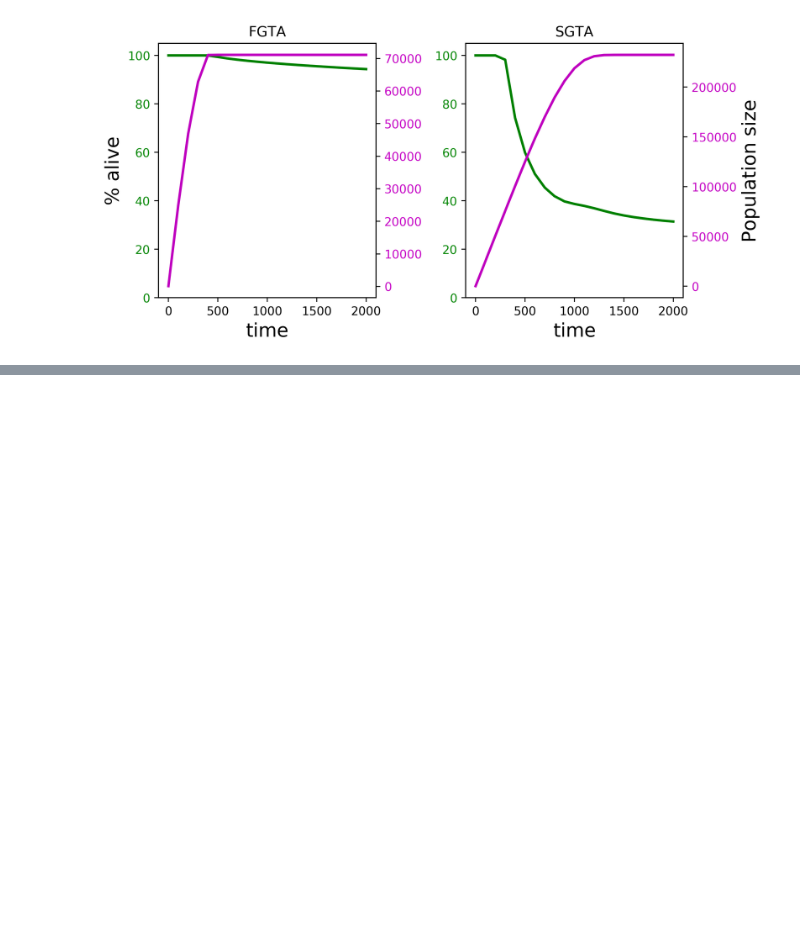
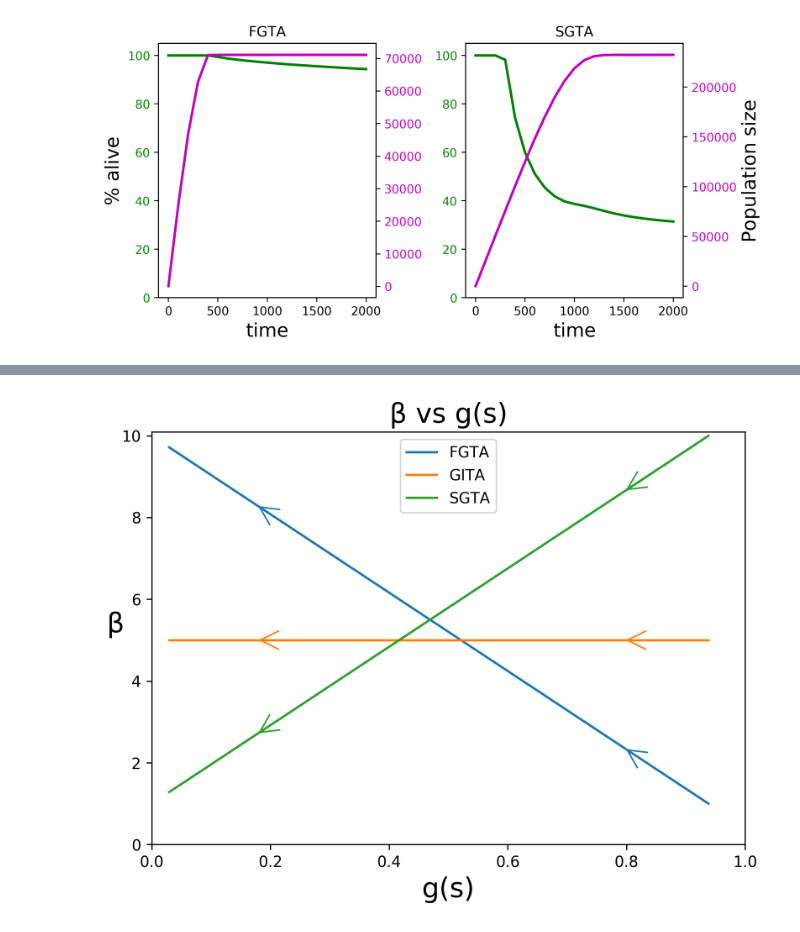
Before and after one commit to patricksinclair/Paper-Nutrients, a Jupyter notebook: MasterPlotter.ipynb, the cells around one changed output, grey strips where cells are left out. Saved outputs shown, nothing was run; the diff lists cells and outputs as text; code cells hidden in the pictures; blank space fills up the shorter version.

```diff
--- a/MasterPlotter.ipynb
+++ b/MasterPlotter.ipynb
@@ -336,0 +454,76 @@ plotWavefrontPositionsVsT(FGTA_simple_alpha_specificAlpha_spatial, GITA_simple_a
+# %%
+def add_arrow(line, position=None, direction='right', size=15, color=None):
+    """
+    add an arrow to a line.
+
+    line:       Line2D object
+    position:   x-position of the arrow. If None, mean of xdata is taken
+    direction:  'left' or 'right'
+    size:       size of the arrow in fontsize points
+    color:      if None, line color is taken.
+    """
+    if color is None:
+        color = line.get_color()
+
+    xdata = line.get_xdata()
+    ydata = line.get_ydata()
+
+    if position is None:
+        position = xdata.mean()
+    # find closest index
+    start_ind = np.argmin(np.absolute(xdata - position))
+    if direction == 'right':
+        end_ind = start_ind + 1
+    else:
+        end_ind = start_ind - 1
+
+    line.axes.annotate('',
+        xytext=(xdata[start_ind], ydata[start_ind]),
+        xy=(xdata[end_ind], ydata[end_ind]),
+        arrowprops=dict(arrowstyle="->", color=color),
+        size=size
+    )
+
+
+
+
+
+
+def plotBetasOverTime():
+
+    K = 33.
+    S_max = 500
+    mu_max = S_max/(K + S_max)
+
+    S = list(range(500, 0, -1))
+    mu = [x/y for x, y in zip(S, [K+s for s in S])]
+    #print(mu)
+    betaFGTA = [10. - 9.*m/mu_max for m in mu]
+    betaGITA = [5 for m in mu]
+    betaSGTA = [1. + 9.*m/mu_max for m in mu]
+
+    plt.figure(figsize=(7,5), dpi=300)
+
+    lineFGTA = plt.plot(mu, betaFGTA, label = 'FGTA')[0]
+    lineGITA = plt.plot(mu, betaGITA, label = 'GITA')[0]
+    lineSGTA = plt.plot(mu, betaSGTA, label = 'SGTA')[0]
+    add_arrow(lineFGTA, position=0.2, size=30)
+    add_arrow(lineGITA, position=0.2, size=30)
+    add_arrow(lineSGTA, position=0.2, size=30)
+    add_arrow(lineFGTA, position=0.8, size=30)
+    add_arrow(lineGITA, position=0.8, size=30)
+    add_arrow(lineSGTA, position=0.8, size=30)
+
+    plt.title('β vs g(s)', fontsize=18)
+    plt.ylabel('β', fontsize=18, rotation=0)
+    plt.xlabel('g(s)', fontsize=18)
+    plt.ylim(0, 10.1)
+    plt.xlim(0, 1.0)
+
+    plt.legend(loc='upper center')
+    plt.show()
+
+
+plotBetasOverTime()
+# %% [output]
+[figure, added]
```
Also changed, not shown: parts of 6 cells of this notebook, 7 other files.
